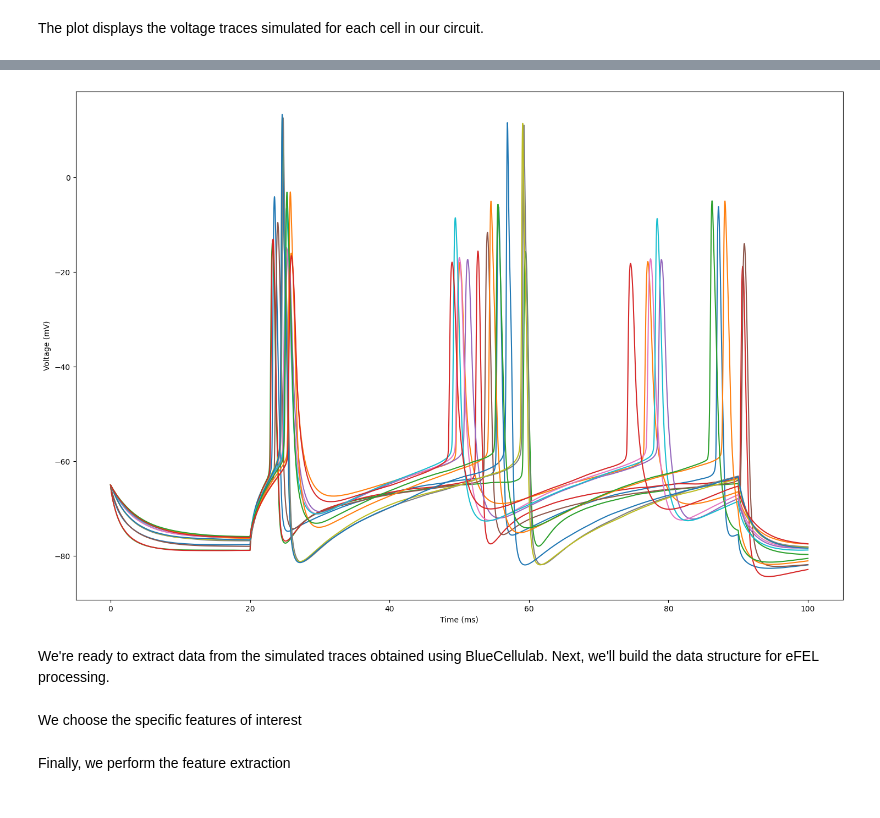
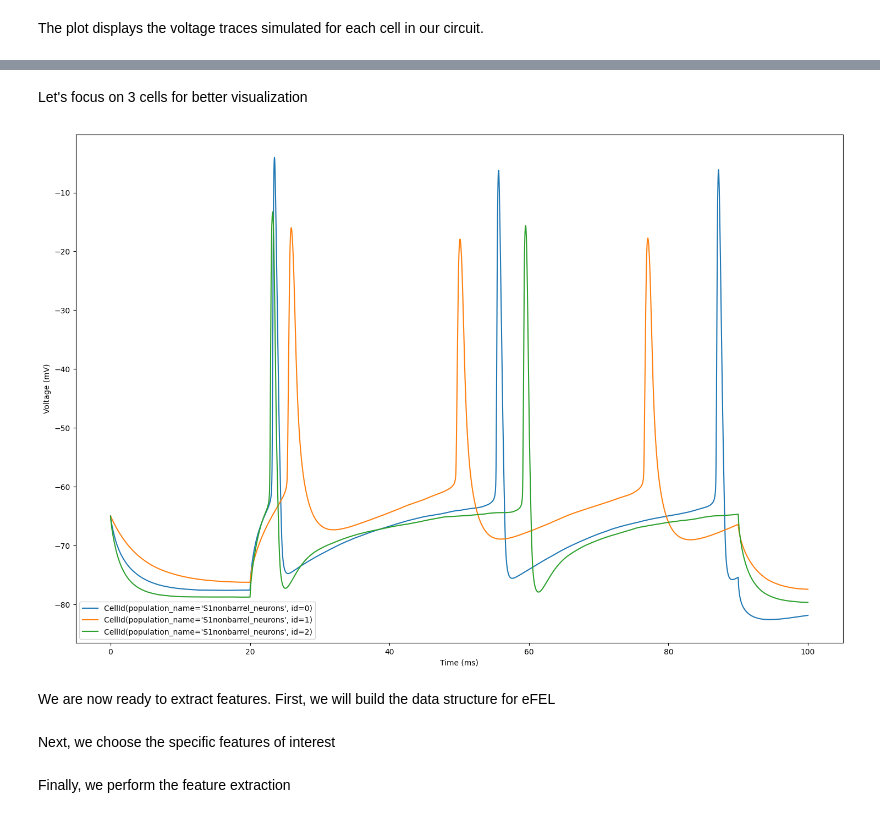
Before and after one commit to BlueBrain/eFEL, a Jupyter notebook: examples/sonata-network/sonata-network.ipynb, the cells around one changed output, grey strips where cells are left out. Drawn from its saved outputs; the diff is of its cells as text; code cells hidden in the pictures.

Commit message:
add plots

```diff
--- a/examples/sonata-network/sonata-network.ipynb
+++ b/examples/sonata-network/sonata-network.ipynb
@@ -59,3 +59,10 @@ t_stop = 100.0
 sim.run(t_stop)
 # %% [markdown]
 The plot displays the voltage traces simulated for each cell in our circuit.
+# %%
+for cell_id in sim.cells:
+    time = sim.get_time_trace()
+    voltage = sim.get_voltage_trace(cell_id)
+    plt.plot(time, voltage, label=cell_id)
+    plt.xlabel("Time (ms)")
+    plt.ylabel("Voltage (mV)")
@@ -62,17 +71,19 @@ The plot displays the voltage traces simulated for each cell in our circuit.
+# %% [markdown]
+Let's focus on 3 cells for better visualization
 # %%
-# Define the figure size
+sim.cells = dict(list(sim.cells.items())[:3])
 plt.figure(figsize=(18, 12))
 for cell_id in sim.cells:
-    # Get the voltage trace
     time = sim.get_time_trace()
     voltage = sim.get_voltage_trace(cell_id)
     plt.plot(time, voltage, label=cell_id)
     plt.xlabel("Time (ms)")
     plt.ylabel("Voltage (mV)")
+    plt.legend()
 # %% [output]
-[figure, old version]
+[figure, new version]
 # %% [markdown]
-We're ready to extract data from the simulated traces obtained using BlueCellulab. Next, we'll build the data structure for eFEL processing.
+We are now ready to extract features. First, we will build the data structure for eFEL
 # %%
 traces = []
 for cell_id in sim.cells:
@@ -85,4 +95,4 @@ for cell_id in sim.cells:
     trace['stim_end'] = [90]
     traces.append(trace)
 # %% [markdown]
-We choose the specific features of interest
+Next, we choose the specific features of interest
```
Also changed, not shown: parts of 8 cells of this notebook.
